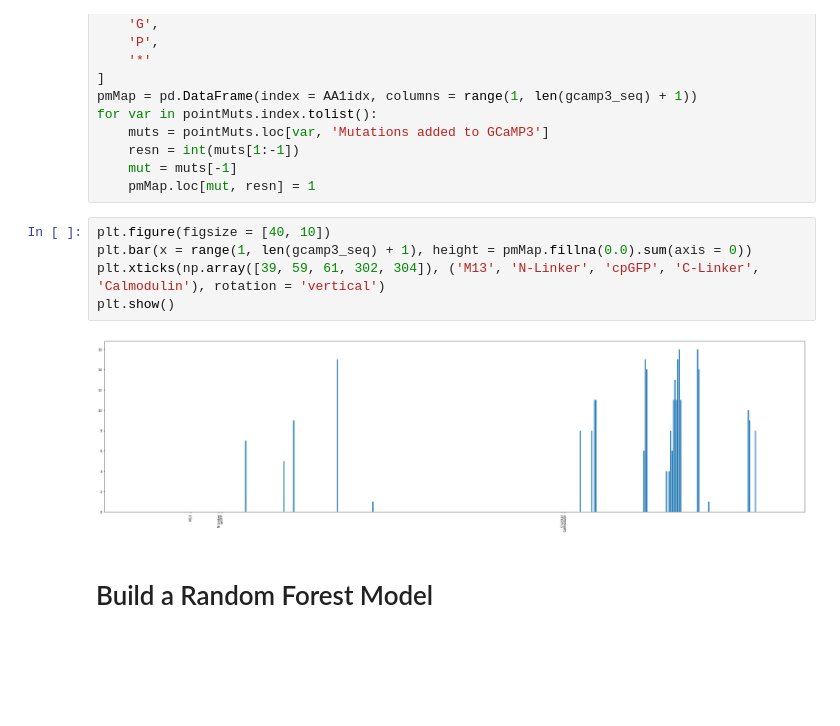
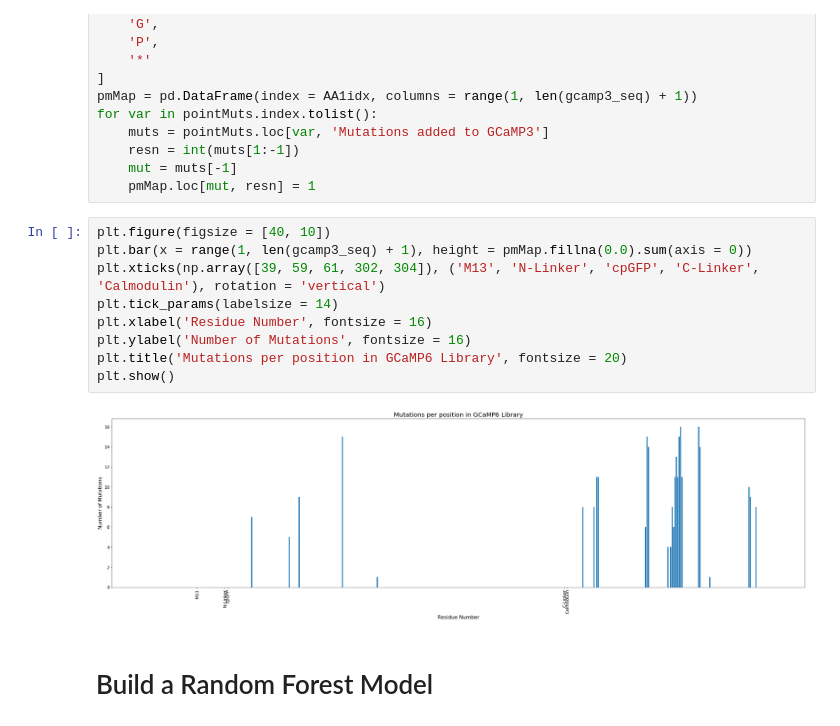
Before and after one commit to nguyenvanessa/GCaMP, a Jupyter notebook: GCaMP6 Preprocessing.ipynb, the cells around one changed output. Saved outputs shown, nothing was run; the diff lists cells and outputs as text; blank space fills up the shorter version.

```diff
--- a/GCaMP6 Preprocessing.ipynb
+++ b/GCaMP6 Preprocessing.ipynb
@@ -67,9 +79,13 @@ for var in pointMuts.index.tolist():
 # %%
 plt.figure(figsize = [40, 10])
 plt.bar(x = range(1, len(gcamp3_seq) + 1), height = pmMap.fillna(0.0).sum(axis = 0))
 plt.xticks(np.array([39, 59, 61, 302, 304]), ('M13', 'N-Linker', 'cpGFP', 'C-Linker', 'Calmodulin'), rotation = 'vertical')
+plt.tick_params(labelsize = 14)
+plt.xlabel('Residue Number', fontsize = 16)
+plt.ylabel('Number of Mutations', fontsize = 16)
+plt.title('Mutations per position in GCaMP6 Library', fontsize = 20)
 plt.show()
 # %% [output]
-[figure, old version]
+[figure, new version]
 # %% [markdown]
 # Build a Random Forest Model
```
Also changed, not shown: parts of 7 cells of this notebook, 8 other files.
